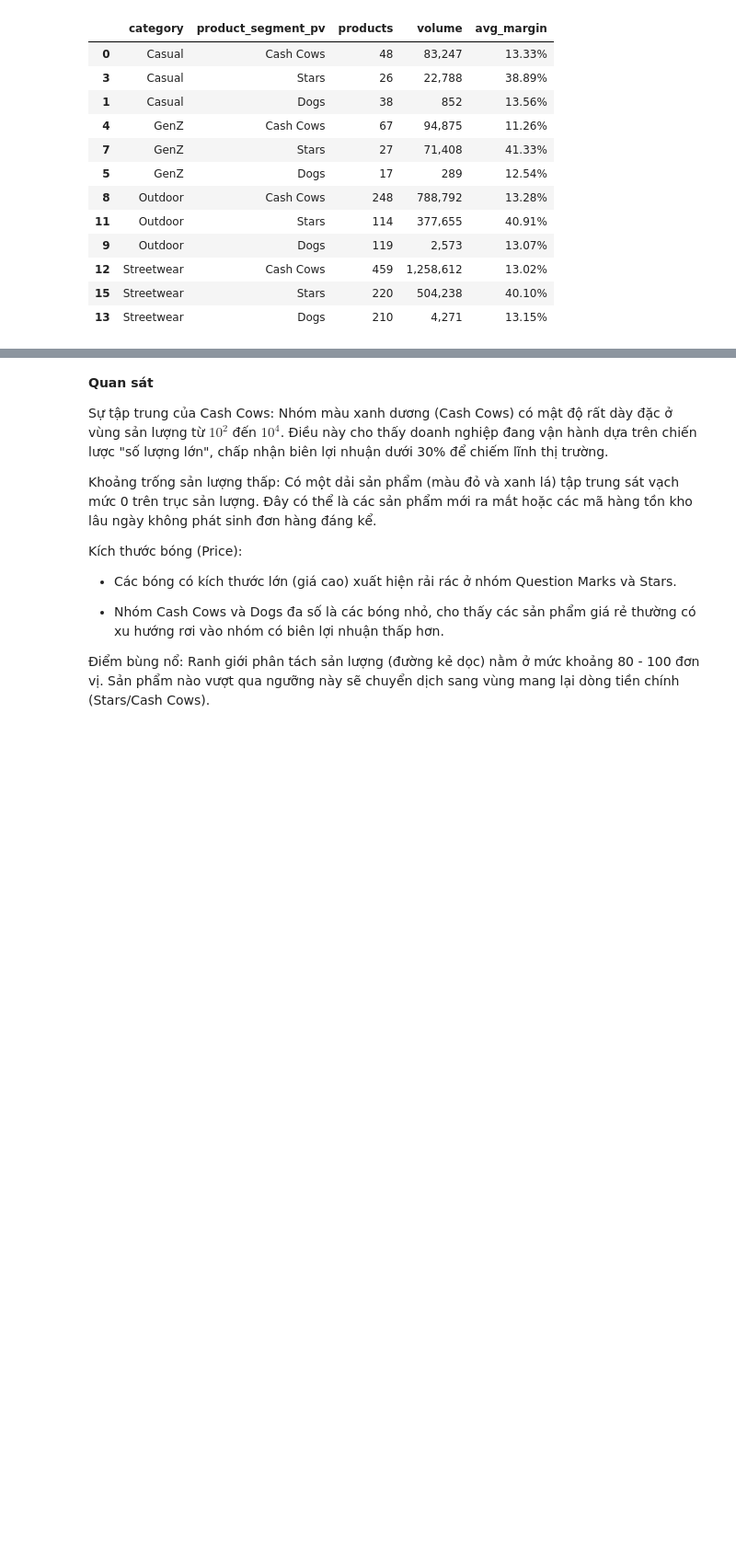
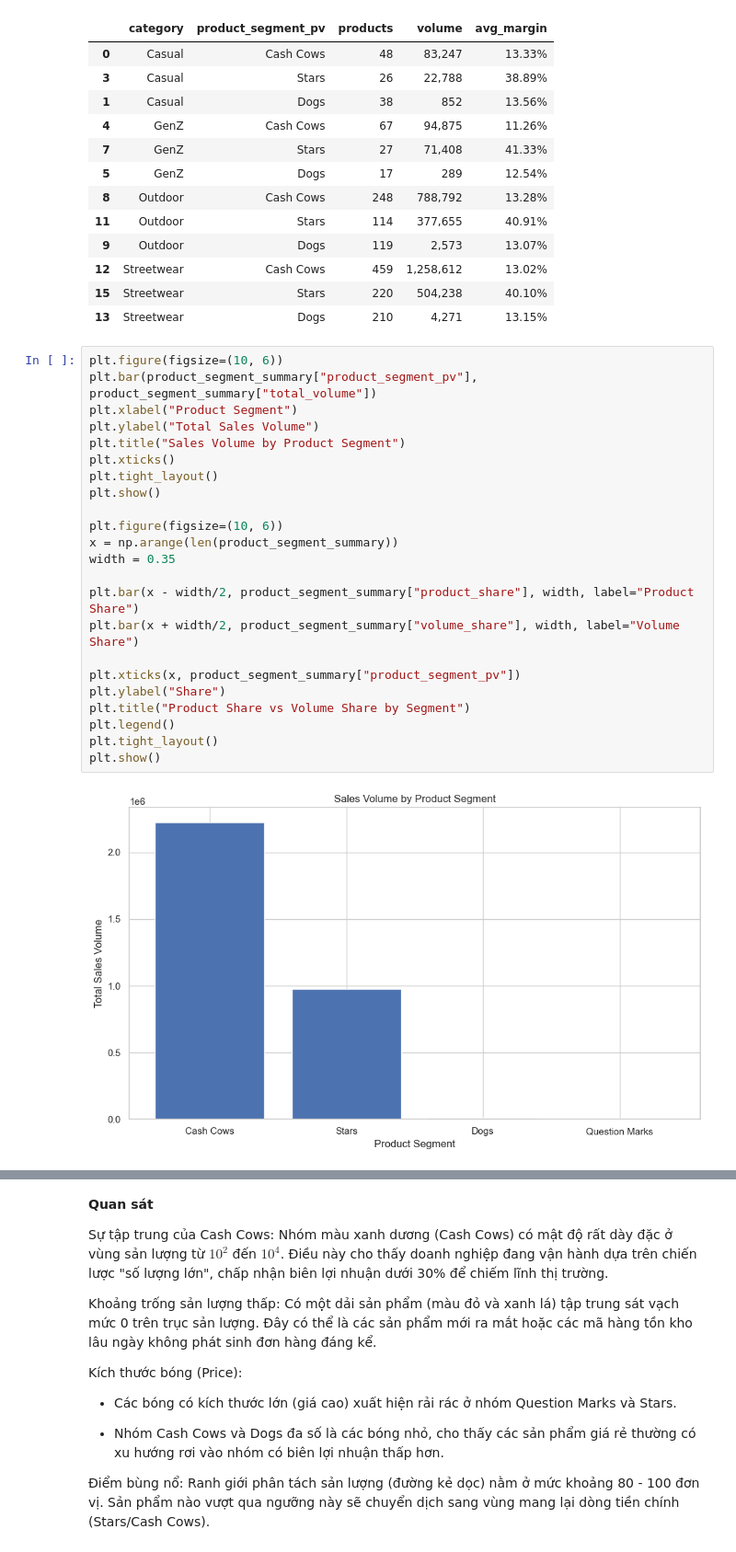
Before and after one commit to zintomvn/DATATHON-2026-VinUni, a Jupyter notebook: notebooks/problem_solving.ipynb, the cells around one changed output, grey strips where cells are left out. Shown at 92% size. Saved outputs shown, nothing was run; the diff lists cells and outputs as text; blank space fills up the shorter version.

```diff
--- a/notebooks/problem_solving.ipynb
+++ b/notebooks/problem_solving.ipynb
@@ -508,3 +819,28 @@ Sales volume median cutoff: 86 units
 | 12 | Streetwear | Cash Cows | 459 | 1,258,612 | 13.02% |
 | 15 | Streetwear | Stars | 220 | 504,238 | 40.10% |
 | 13 | Streetwear | Dogs | 210 | 4,271 | 13.15% |
+# %%
+plt.figure(figsize=(10, 6))
+plt.bar(product_segment_summary["product_segment_pv"], product_segment_summary["total_volume"])
+plt.xlabel("Product Segment")
+plt.ylabel("Total Sales Volume")
+plt.title("Sales Volume by Product Segment")
+plt.xticks()
+plt.tight_layout()
+plt.show()
+
+plt.figure(figsize=(10, 6))
+x = np.arange(len(product_segment_summary))
+width = 0.35
+
+plt.bar(x - width/2, product_segment_summary["product_share"], width, label="Product Share")
+plt.bar(x + width/2, product_segment_summary["volume_share"], width, label="Volume Share")
+
+plt.xticks(x, product_segment_summary["product_segment_pv"])
+plt.ylabel("Share")
+plt.title("Product Share vs Volume Share by Segment")
+plt.legend()
+plt.tight_layout()
+plt.show()
+# %% [output]
+[figure, added]
```
Also changed, not shown: parts of 71 cells of this notebook, 16 other files.
